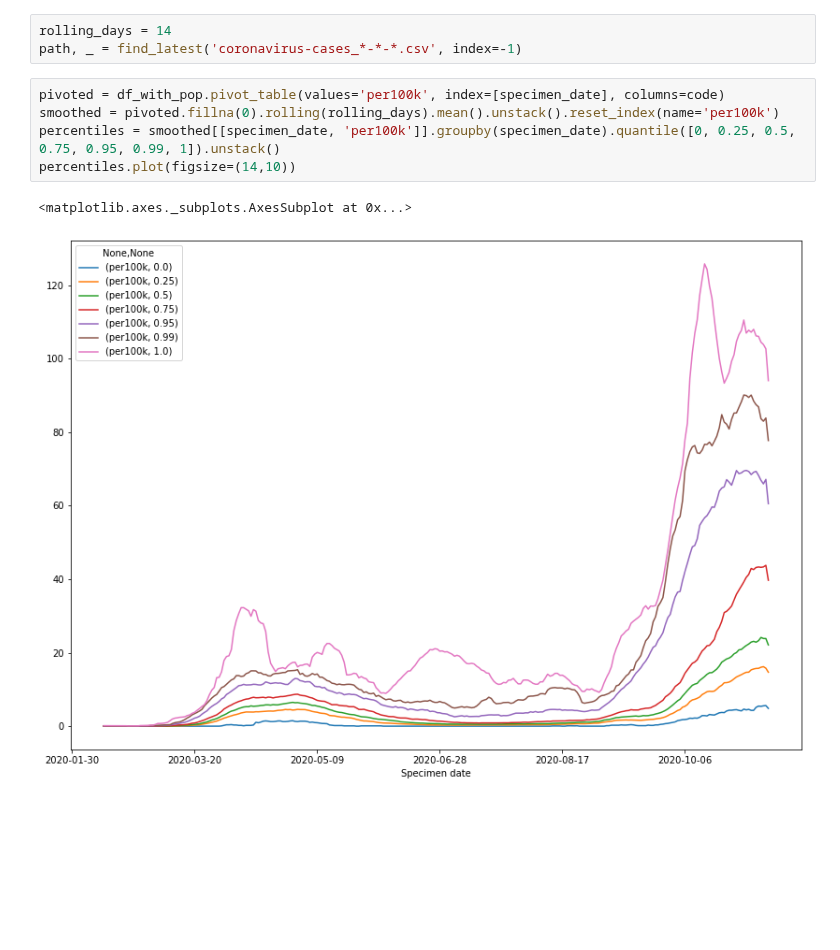
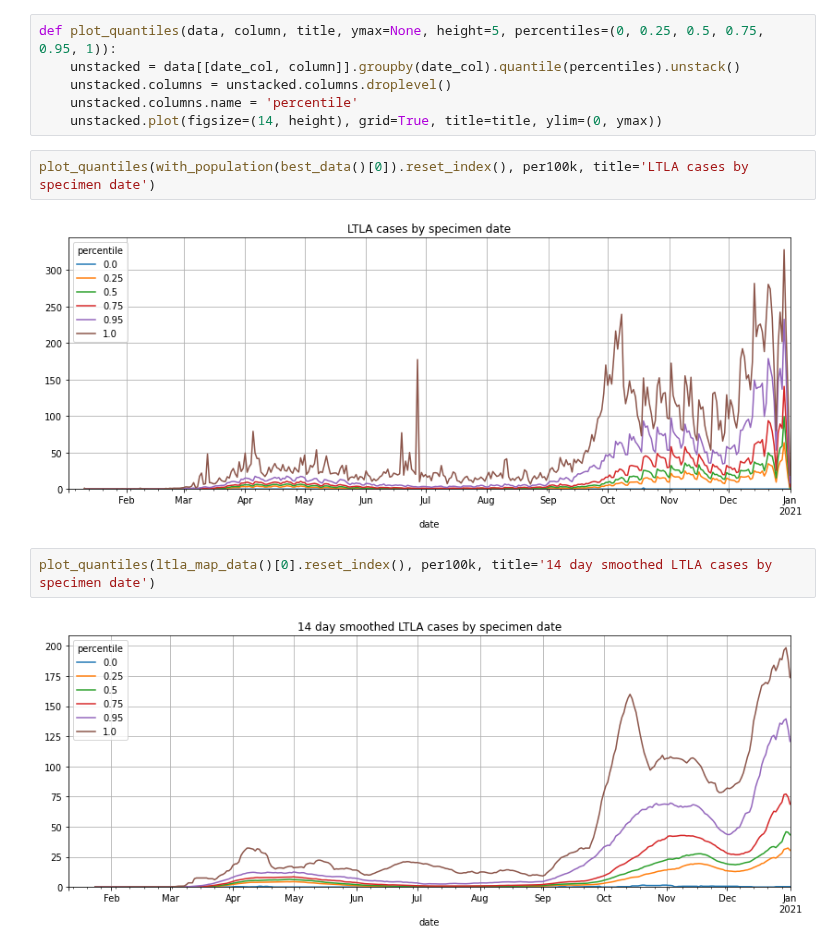
Before and after one commit to cjw296/coronavirus, a Jupyter notebook: area_percentiles.ipynb, the cells around one changed output. Drawn from its saved outputs; the diff is of its cells as text; blank space fills up the shorter version.

Commit message:
percentiles of case rates by area type

```diff
--- a/area_percentiles.ipynb
+++ b/area_percentiles.ipynb
@@ -17,11 +8,14 @@ df_with_pop[[specimen_date, 'per100k']].groupby(specimen_date).quantile([0, 0.25
-# %%
-rolling_days = 14
-path, _ = find_latest('coronavirus-cases_*-*-*.csv', index=-1)
-# %%
-pivoted = df_with_pop.pivot_table(values='per100k', index=[specimen_date], columns=code)
-smoothed = pivoted.fillna(0).rolling(rolling_days).mean().unstack().reset_index(name='per100k')
-percentiles = smoothed[[specimen_date, 'per100k']].groupby(specimen_date).quantile([0, 0.25, 0.5, 0.75, 0.95, 0.99, 1]).unstack()
-percentiles.plot(figsize=(14,10))
-# %% [output]
-<matplotlib.axes._subplots.AxesSubplot at 0x...>
-[figure, removed]
+# %%
+def plot_quantiles(data, column, title, ymax=None, height=5, percentiles=(0, 0.25, 0.5, 0.75, 0.95, 1)):
+    unstacked = data[[date_col, column]].groupby(date_col).quantile(percentiles).unstack()
+    unstacked.columns = unstacked.columns.droplevel()
+    unstacked.columns.name = 'percentile'
+    unstacked.plot(figsize=(14, height), grid=True, title=title, ylim=(0, ymax))
+# %%
+plot_quantiles(with_population(best_data()[0]).reset_index(), per100k, title='LTLA cases by specimen date')
+# %% [output]
+[figure, added]
+# %%
+plot_quantiles(ltla_map_data()[0].reset_index(), per100k, title='14 day smoothed LTLA cases by specimen date')
+# %% [output]
+[figure, added]
```
Also changed, not shown: parts of 8 cells of this notebook.
